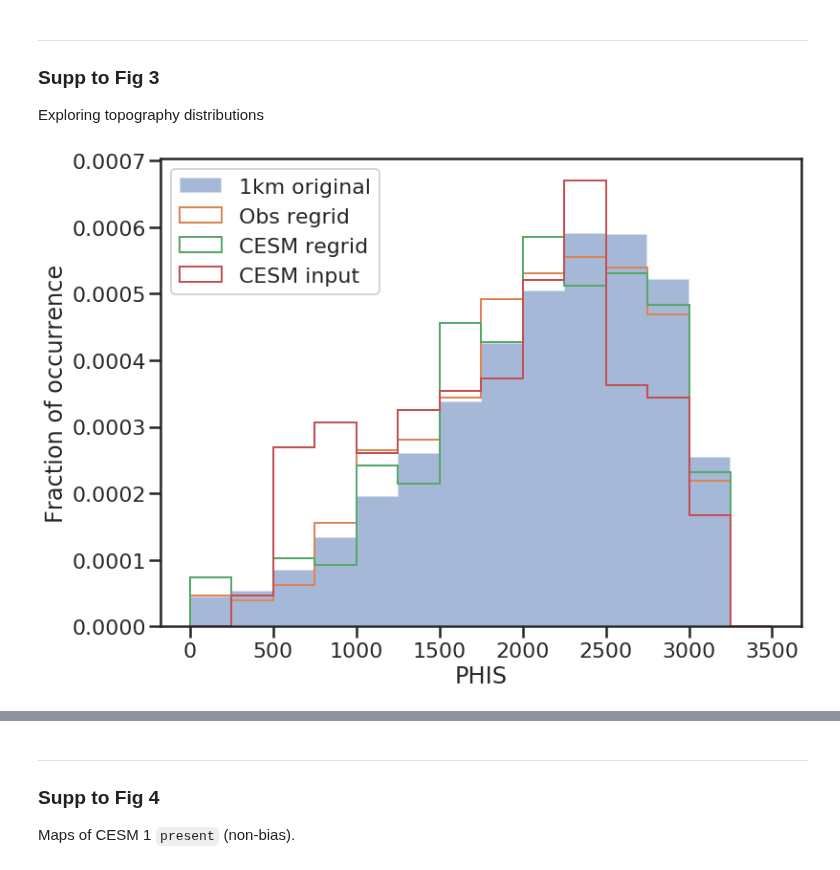
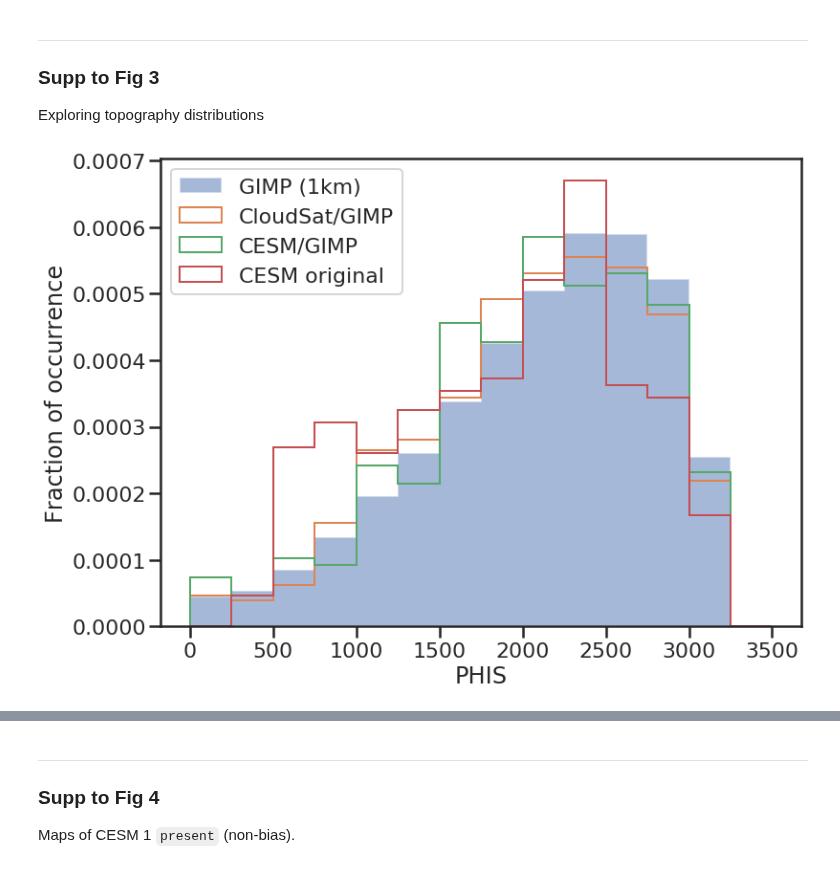
Before and after one commit to dcamron/cosp-explore, a Jupyter notebook: notebooks/comps2.ipynb, the cells around one changed output, grey strips where cells are left out. Drawn from its saved outputs; the diff is of its cells as text; code cells hidden in the pictures.

Commit message:
Changed topo hist legend labels.

```diff
--- a/notebooks/comps2.ipynb
+++ b/notebooks/comps2.ipynb
@@ -819,26 +807,26 @@ w_1km = np.ones_like(ds_1km['Topography']) / float(ds_1km['Topography'].count())
 # %%
 f, ax = plt.subplots(figsize=(12, 9))
 
 _ = ((ds_1km['Topography'].where(mask_1km > 0))
      .plot.hist(ax=ax, bins=bins, histtype='stepfilled', density=True,
-                linewidth=2, label='1km original', alpha=0.5))
+                linewidth=2, label='GIMP (1km)', alpha=0.5))
 _ = ((obs_mask['Topography'].where(obs_mask['mask'] > 0))
      .plot.hist(ax=ax, bins=bins, histtype='step', density=True,
-                linewidth=2, label='Obs regrid'))
+                linewidth=2, label='CloudSat/GIMP'))
 _ = ((model_mask['Topography'].where(model_mask['mask'] > 0))
      .plot.hist(ax=ax, bins=bins, histtype='step', density=True,
-                linewidth=2, label='CESM regrid'))
+                linewidth=2, label='CESM/GIMP'))
 _ = ((topo_cesm.where(model_mask['mask'] > 0))
      .plot.hist(ax=ax, bins=bins, histtype='step', density=True,
-                linewidth=2, label='CESM input'))
+                linewidth=2, label='CESM original'))
 
 ax.legend(loc='upper left')
 ax.set_ylabel('Fraction of occurrence')
 ax.set_title('')
 
 f.savefig('../figures/comps2/Supp_3_topo-hist.png', bbox_inches='tight')
 # %% [output]
-[figure, old version]
+[figure, new version]
 # %%
 f, ax = plt.subplots(figsize=(8, 6))
 
```
Also changed, not shown: parts of 35 cells of this notebook, 1 other file.
